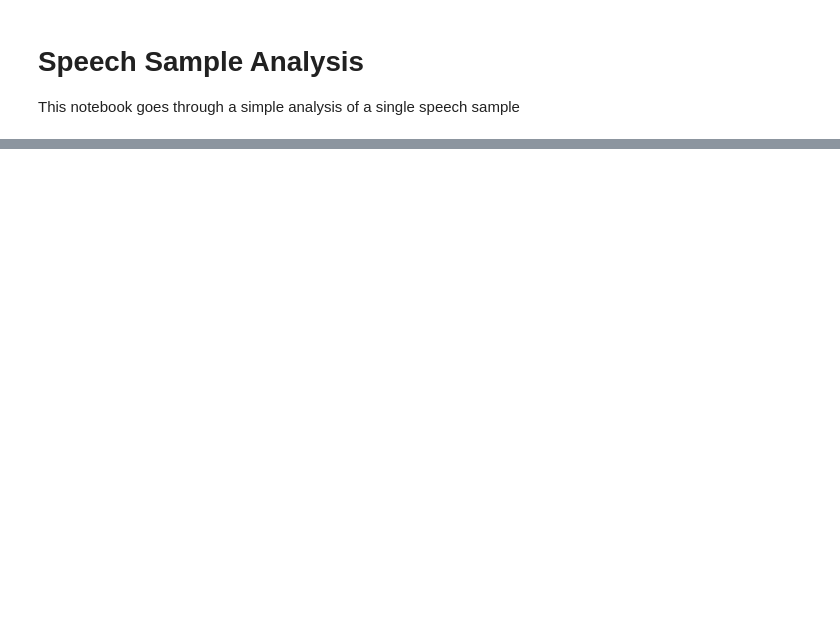
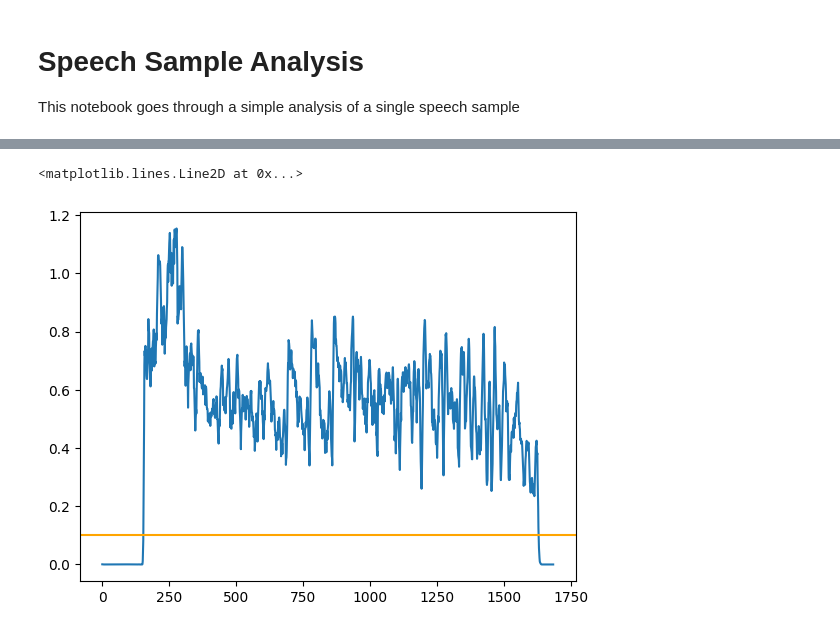
Before and after one commit to pplantinga/ParkinsonSpeechAI, a Jupyter notebook: voice-analysis.ipynb, the cells around one changed output, grey strips where cells are left out. Cells and saved outputs as stored; diff of their text form; code cells hidden in the pictures; blank space fills up the shorter version.

```diff
--- a/voice-analysis.ipynb
+++ b/voice-analysis.ipynb
@@ -13,0 +18,19 @@ f0, voiced, jitter, shimmer, hnr = vocal_characteristics(audio.squeeze(), sample
+# %%
+# Frequency of human speech is usually between 75-300 Hz
+min_f0_Hz = 75
+max_f0_Hz = 300
+
+# A new window of 0.04 second length every 0.01 seconds
+step_size = 0.01
+window_size = 0.04
+
+# Do some number manipulations
+step_samples = int(step_size * sample_rate)
+window_samples = int(window_size * sample_rate)
+max_lag_samples = int(sample_rate / min_f0_Hz)
+min_lag_samples = int(sample_rate / max_f0_Hz)
+
+print("Samples between (the start of) one frame and the next:", step_samples)
+print("Samples contained within each frame:", window_samples)
+print("Number of samples in the maximum lag:", max_lag_samples)
+print("Number of samples in the minimum lag:", min_lag_samples)
@@ -13,0 +51,12 @@ f0, voiced, jitter, shimmer, hnr = vocal_characteristics(audio.squeeze(), sample
+# %%
+orig_windows = audio.unfold(-1, window_samples, step_samples)
+lowpass_audio = torchaudio.functional.lowpass_biquad(audio, sample_rate, 800)
+lowpass_windows = lowpass_audio.unfold(-1, window_samples, step_samples)
+power_ratio = compute_power_ratio(orig_windows, lowpass_windows).squeeze()
+
+power_threshold = 0.1
+plt.plot(power_ratio)
+plt.axhline(y = power_threshold, color="orange")
+# %% [output]
+<matplotlib.lines.Line2D at 0x...>
+[figure, added]
```
Also changed, not shown: parts of 20 cells of this notebook, 1 other file.
